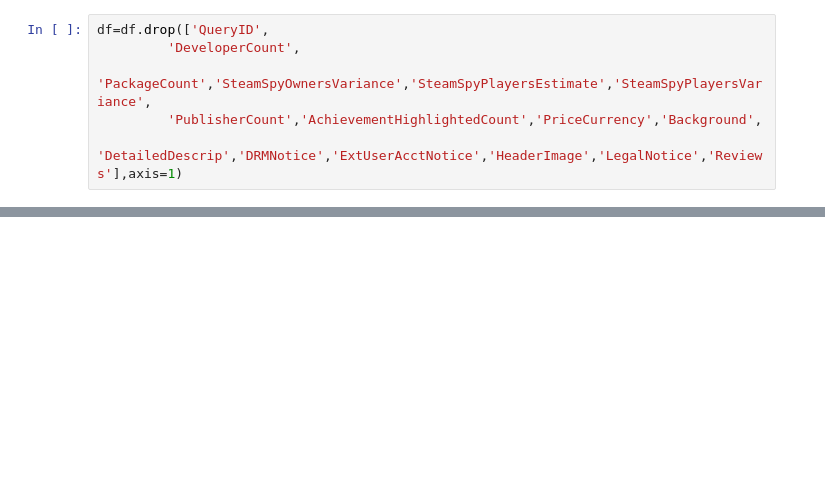
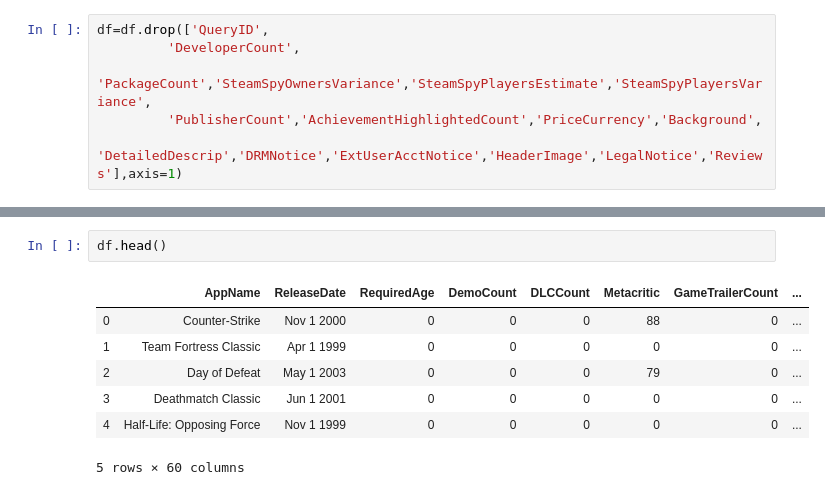
Before and after one commit to UVBMOB/SteamDataML, a Jupyter notebook: code/main.ipynb, the cells around one changed output, grey strips where cells are left out. Saved outputs shown, nothing was run; the diff lists cells and outputs as text; blank space fills up the shorter version.

```diff
--- a/code/main.ipynb
+++ b/code/main.ipynb
@@ -68,0 +135,10 @@ df=df.drop(['QueryID',
+# %%
+df.head()
+# %% [output]
+|  | AppName | ReleaseDate | RequiredAge | DemoCount | DLCCount | Metacritic | GameTrailerCount | ... |
+| 0 | Counter-Strike | Nov 1 2000 | 0 | 0 | 0 | 88 | 0 | ... |
+| 1 | Team Fortress Classic | Apr 1 1999 | 0 | 0 | 0 | 0 | 0 | ... |
+| 2 | Day of Defeat | May 1 2003 | 0 | 0 | 0 | 79 | 0 | ... |
+| 3 | Deathmatch Classic | Jun 1 2001 | 0 | 0 | 0 | 0 | 0 | ... |
+| 4 | Half-Life: Opposing Force | Nov 1 1999 | 0 | 0 | 0 | 0 | 0 | ... |
+5 rows × 60 columns
```
Also changed, not shown: parts of 13 cells of this notebook.
